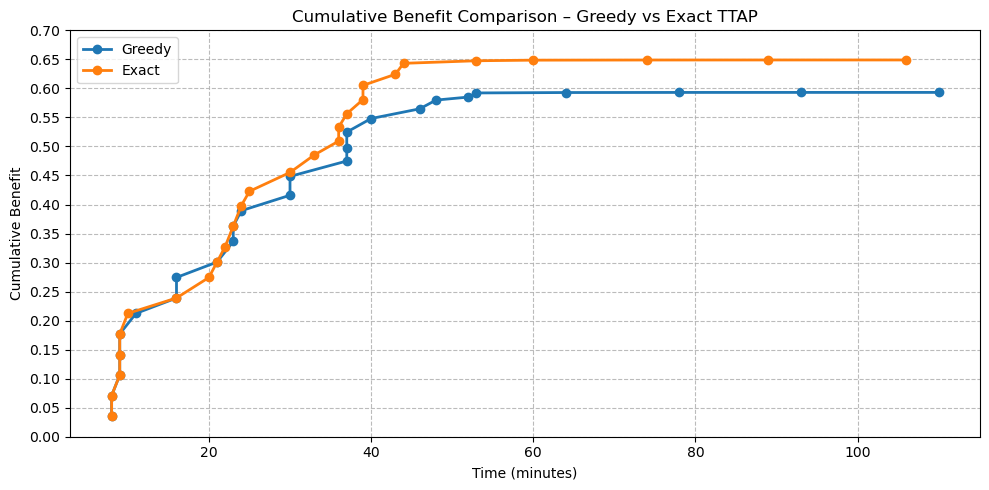
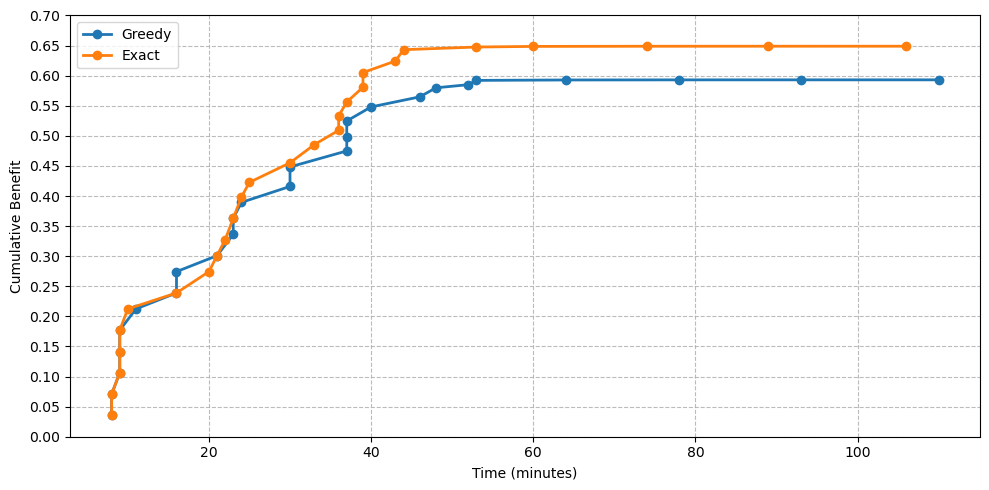
The change to this notebook cell's code, shown as a diff; its figure went from the first image to the second:
--- before
+++ after
@@ -73,5 +73,5 @@
     plt.xlabel("Time (minutes)")
     plt.ylabel("Cumulative Benefit")
-    plt.title("Cumulative Benefit Comparison – Greedy vs Exact TTAP")
+    #plt.title("Cumulative Benefit Comparison – Greedy vs Exact TTAP")
 
     plt.ylim(BENEFIT_Y_MIN, 0.7)
@@ -89,5 +89,5 @@
 
     if save_path is not None:
-        plt.savefig(save_path, dpi=1000, bbox_inches="tight")
+        plt.savefig(save_path, dpi=2000, bbox_inches="tight")
     
     plt.show()
@@ -97,5 +97,5 @@
     df_greedy,
     title="Cumulative Benefit Over Time – Greedy TTAP",
-    save_path=os.path.join(FIGURES_DIR, "cumulative_benefit_greedy_ttap.png")
+    save_path=os.path.join(FIGURES_DIR, "cumulative_benefit_greedy_ttap.pdf")
 )
 
@@ -103,5 +103,5 @@
     df_exact,
     title="Cumulative Benefit Over Time – Exact TTAP",
-    save_path=os.path.join(FIGURES_DIR, "cumulative_benefit_exact_ttap.png")
+    save_path=os.path.join(FIGURES_DIR, "cumulative_benefit_exact_ttap.pdf")
 )
 
@@ -109,4 +109,4 @@
     df_greedy,
     df_exact,
-    save_path=os.path.join(FIGURES_DIR, "cumulative_benefit_comparison_greedy_vs_exact.png")
+    save_path=os.path.join(FIGURES_DIR, "cumulative_benefit_comparison_greedy_vs_exact.pdf")
 )

Commit: bb